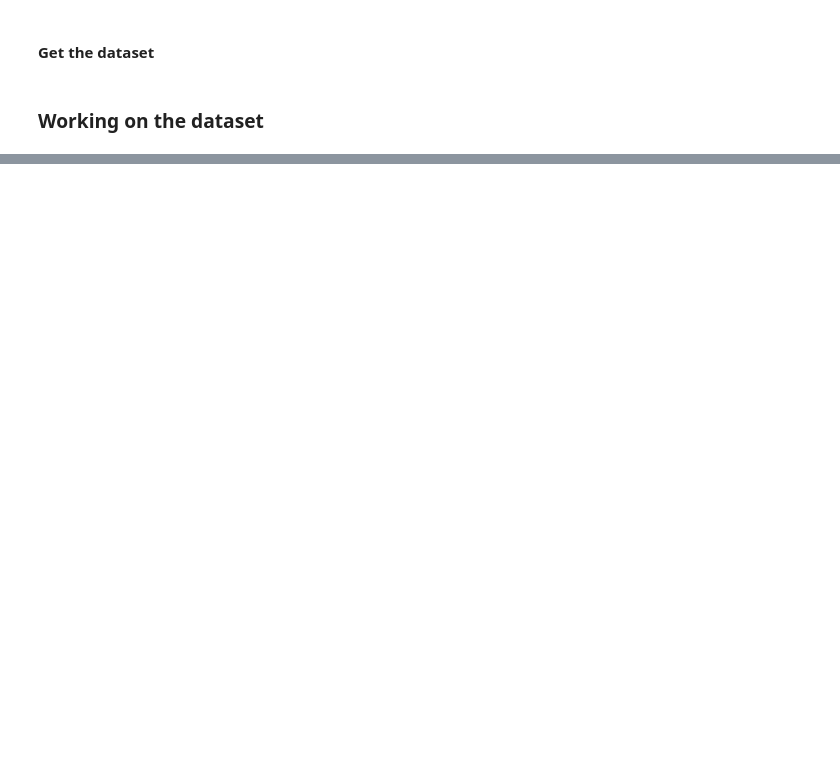
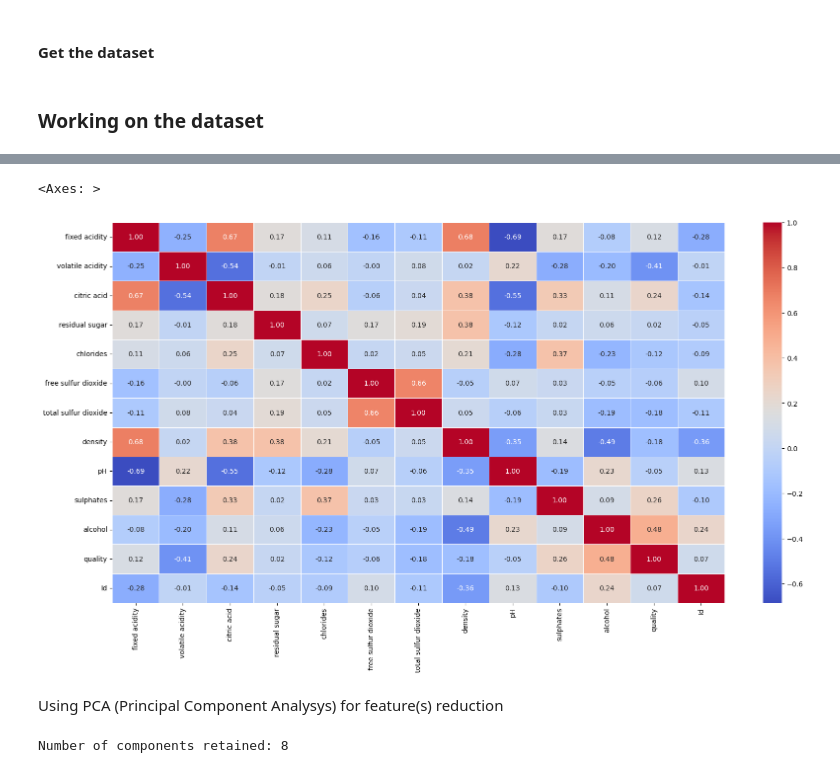
Before and after one commit to Nobiscumdeus/DataScience, a Jupyter notebook: Projects/project_2.ipynb, the cells around one changed output, grey strips where cells are left out. Saved outputs shown, nothing was run; the diff lists cells and outputs as text; code cells hidden in the pictures; blank space fills up the shorter version.

```diff
--- a/Projects/project_2.ipynb
+++ b/Projects/project_2.ipynb
@@ -43,0 +176,31 @@ print("\nMean Absolute Error (MAE):", mae)
+# %%
+plt.figure(figsize=(20,10))
+sns.heatmap(wine_data.corr(),annot=True,cmap='coolwarm',fmt=".2f",linewidth=0.5)
+# %% [output]
+<Axes: >
+[figure, added]
+# %% [markdown]
+Using PCA (Principal Component Analysys) for feature(s) reduction
+# %%
+
+# Standardize the data
+scaler = StandardScaler()
+X_scaled = scaler.fit_transform(X)
+
+# Apply PCA
+pca = PCA()
+X_pca = pca.fit_transform(X_scaled)
+
+# Compute cumulative explained variance ratio
+cumulative_variance_ratio = np.cumsum(pca.explained_variance_ratio_)
+
+# Determine the number of components to retain (e.g., 90% of variance explained)
+n_components = np.argmax(cumulative_variance_ratio >= 0.9) + 1
+
+# Retain the selected number of principal components
+X_pca_selected = X_pca[:, :n_components]
+
+# Print the number of components retained
+print("Number of components retained:", n_components)
+# %% [output]
+Number of components retained: 8
```
Also changed, not shown: parts of 23 cells of this notebook, 2 other files.
